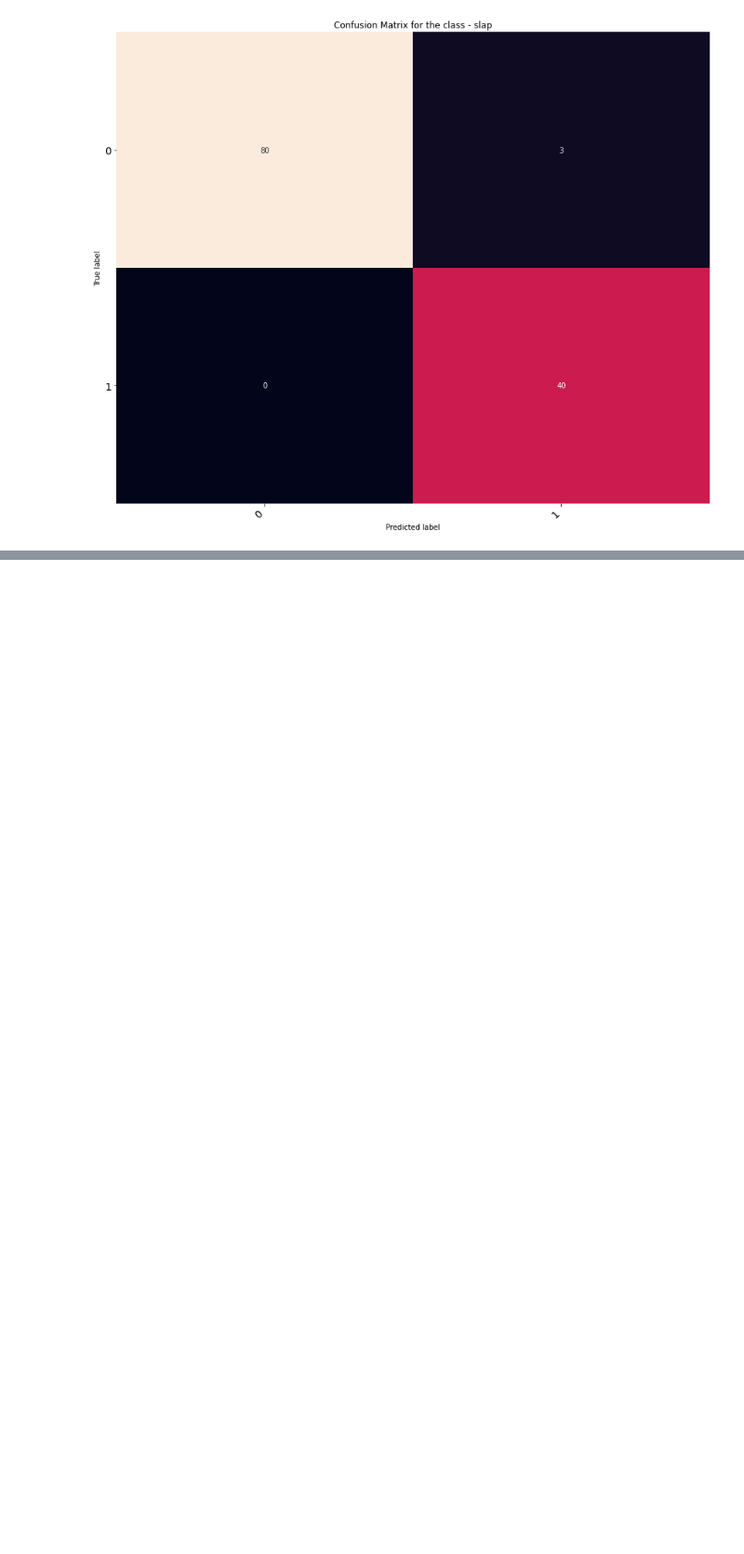
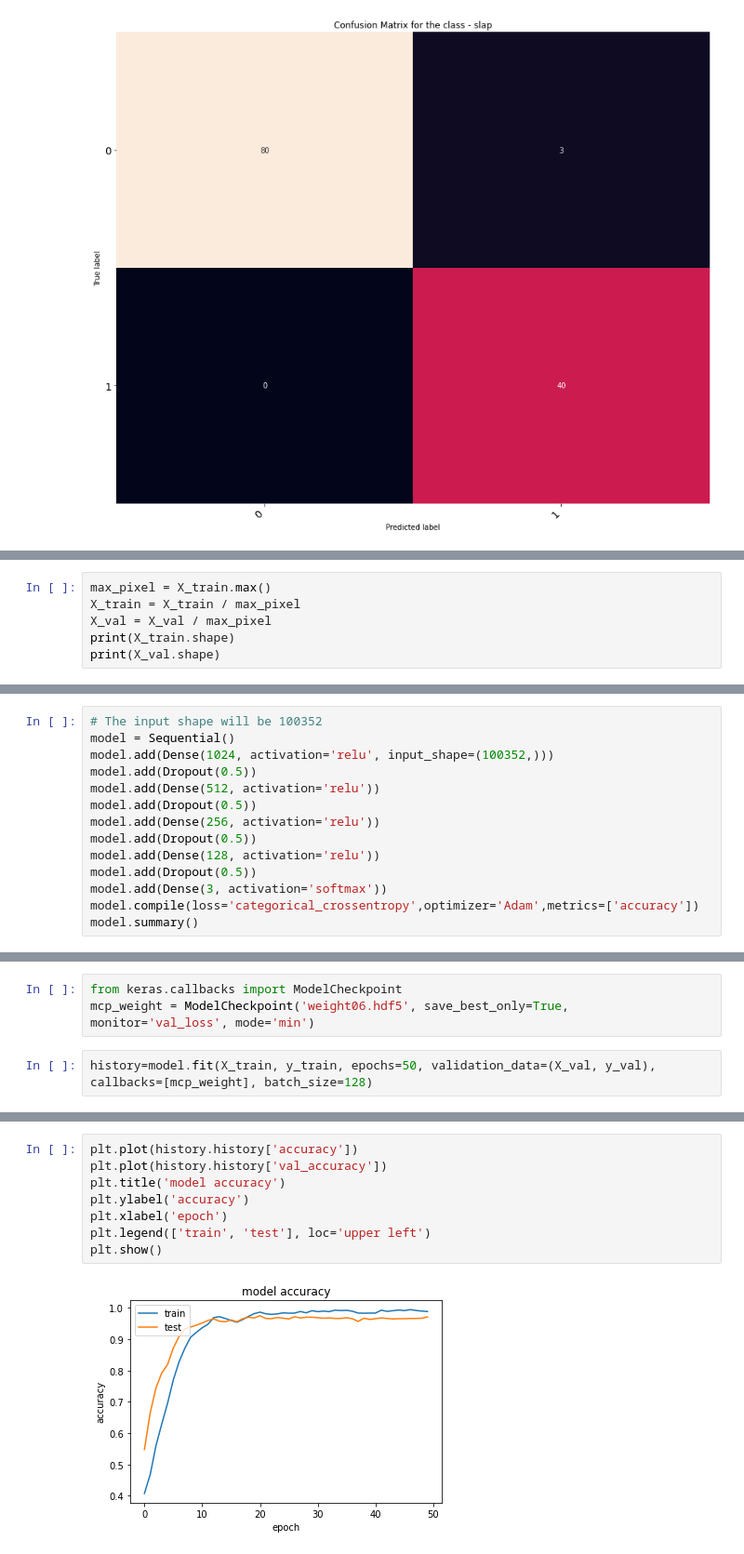
Before and after one commit to Sakibapon/Real-Time-Action-Recognition-from-Video-Footage, a Jupyter notebook: action-recognition.ipynb, the cells around one changed output, grey strips where cells are left out. Shown at 93% size. Cells and saved outputs as stored; diff of their text form; blank space fills up the shorter version.

```diff
--- a/action-recognition.ipynb
+++ b/action-recognition.ipynb
@@ -1341,0 +1363,6 @@ plt.show()
+# %%
+max_pixel = X_train.max()
+X_train = X_train / max_pixel
+X_val = X_val / max_pixel
+print(X_train.shape)
+print(X_val.shape)
@@ -1341,0 +1372,14 @@ plt.show()
+# %%
+# The input shape will be 100352
+model = Sequential()
+model.add(Dense(1024, activation='relu', input_shape=(100352,)))
+model.add(Dropout(0.5))
+model.add(Dense(512, activation='relu'))
+model.add(Dropout(0.5))
+model.add(Dense(256, activation='relu'))
+model.add(Dropout(0.5))
+model.add(Dense(128, activation='relu'))
+model.add(Dropout(0.5))
+model.add(Dense(3, activation='softmax'))
+model.compile(loss='categorical_crossentropy',optimizer='Adam',metrics=['accuracy'])
+model.summary()
@@ -1341,0 +1404,5 @@ plt.show()
+# %%
+from keras.callbacks import ModelCheckpoint
+mcp_weight = ModelCheckpoint('weight06.hdf5', save_best_only=True, monitor='val_loss', mode='min')
+# %%
+history=model.fit(X_train, y_train, epochs=50, validation_data=(X_val, y_val), callbacks=[mcp_weight], batch_size=128)
@@ -1341,0 +1427,10 @@ plt.show()
+# %%
+plt.plot(history.history['accuracy'])
+plt.plot(history.history['val_accuracy'])
+plt.title('model accuracy')
+plt.ylabel('accuracy')
+plt.xlabel('epoch')
+plt.legend(['train', 'test'], loc='upper left')
+plt.show()
+# %% [output]
+[figure, added]
```
Also changed, not shown: parts of 31 cells of this notebook, 1 other file.
